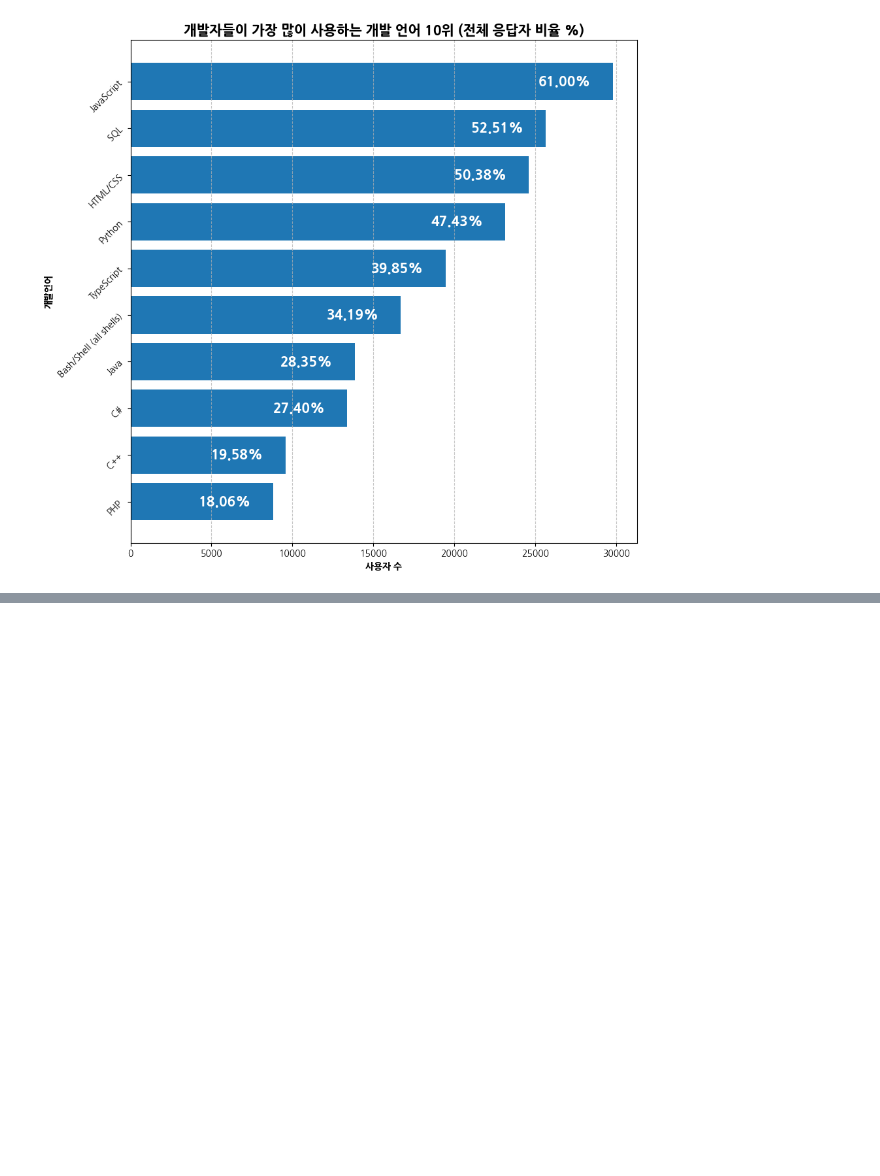
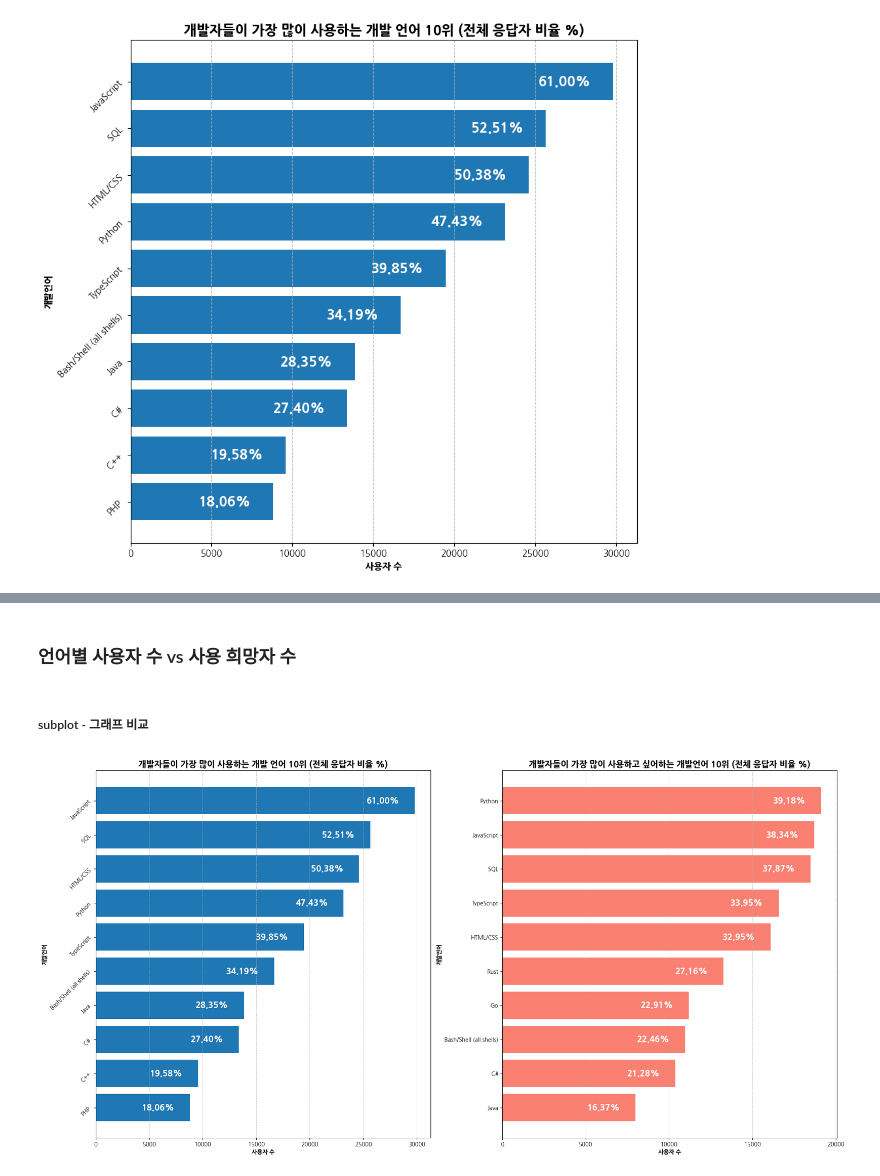
Before and after one commit to sol-commits/developer_survey_analysis_2024, a Jupyter notebook: analysis.ipynb, the cells around one changed output, grey strips where cells are left out. Saved outputs shown, nothing was run; the diff lists cells and outputs as text; code cells hidden in the pictures; blank space fills up the shorter version.

```diff
--- a/analysis.ipynb
+++ b/analysis.ipynb
@@ -1421,0 +1512,45 @@ plt.show()
+# %% [markdown]
+### 언어별 사용자 수 vs 사용 희망자 수
+# %% [markdown]
+##### subplot - 그래프 비교<br>
+# %%
+plt.figure(figsize=(20, 10))
+
+# 그래프 1 - 현재 사용하는 언어
+plt.subplot(1, 2, 1)
+
+lang_bars = plt.barh(width=top10_lang.values, y=top10_lang.index)
+
+for bar, percentage in zip(lang_bars, top10_lang_percentage):
+    plt.text(x=bar.get_width() - top10_lang.values.max()*0.1,y=bar.get_y() + bar.get_height()/2,s=f'{percentage:.2f}%',
+            color='white',fontweight='bold',fontsize=15, va='center', ha='center')
+
+plt.title('개발자들이 가장 많이 사용하는 개발 언어 10위 (전체 응답자 비율 %)', fontsize=15, fontweight='bold')
+plt.ylabel('개발언어', fontweight='bold')
+plt.xlabel('사용자 수', fontweight='bold')
+plt.xticks(np.arange(0, top10_lang.values.max()+5000, 5000))
+plt.yticks(rotation=45)
+
+plt.grid(axis='x', linestyle='--', alpha=0.7)
+
+
+# 그래프 2 - 사용을 희망하는 언어
+plt.subplot(1, 2, 2)
+
+prflang_bars = plt.barh(width=top10_prflang.values, y=top10_prflang.index, color='salmon')
+
+plt.title('개발자들이 가장 많이 사용하고 싶어하는 개발언어 10위 (전체 응답자 비율 %)', fontsize=15, fontweight='bold')
+plt.xlabel('사용자 수', fontweight='bold')
+plt.ylabel('개발언어', fontweight='bold')
+plt.xticks(np.arange(0, top10_prflang.values.max()+5000, 5000))
+
+for bar, percentage in zip(prflang_bars, top10_prflang_percentage):
+    plt.text(bar.get_width()-(top10_prflang.values.max() * 0.1), bar.get_y()+bar.get_height()/2, f'{percentage:.2f}%',
+            color='white', fontsize=15, fontweight='bold', va='center', ha='center')
+
+plt.grid(axis='x', linestyle='--', alpha=0.7)
+
+plt.tight_layout()
+plt.show()
+# %% [output]
+[figure, added]
```
Also changed, not shown: parts of 61 cells of this notebook.
